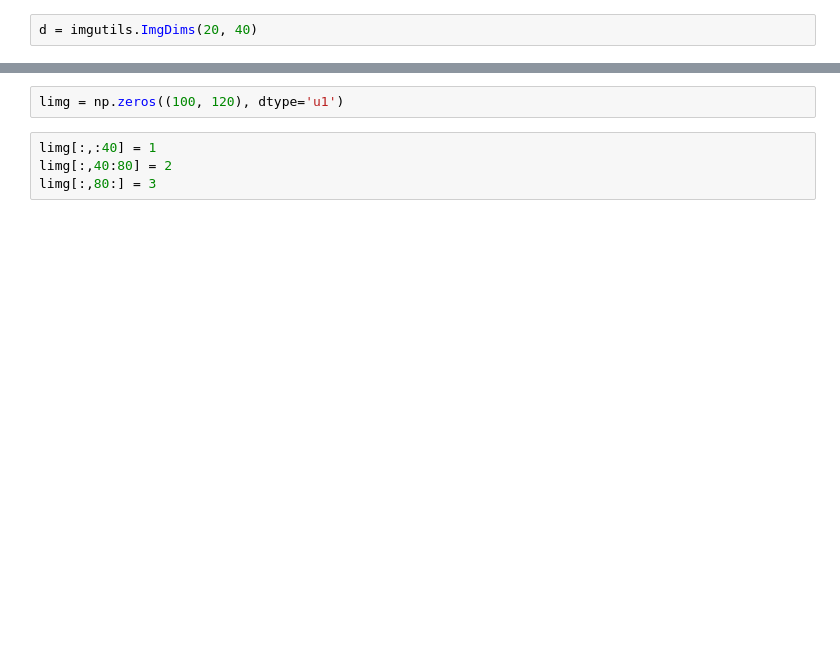
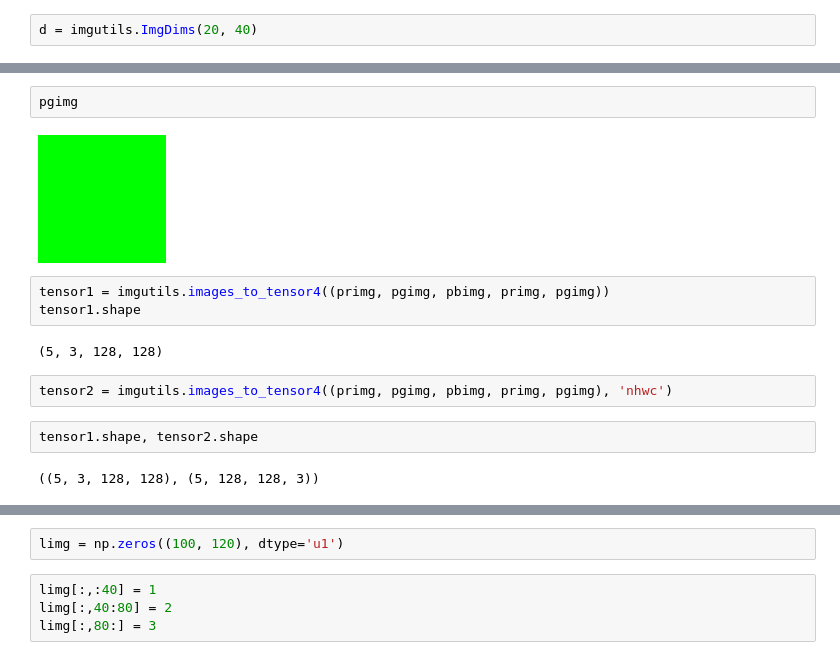
Before and after one commit to dimatura/imgutils, a Jupyter notebook: notebooks/imgutils_test.ipynb, the cells around one changed output, grey strips where cells are left out. Cells and saved outputs as stored; diff of their text form; blank space fills up the shorter version.

Commit message:
added some docs, and tensor to img

```diff
--- a/notebooks/imgutils_test.ipynb
+++ b/notebooks/imgutils_test.ipynb
@@ -28,0 +48,15 @@ imgutils.square_montage((primg, pgimg, pbimg, primg, pgimg))
+# %%
+pgimg
+# %% [output]
+[figure, added]
+# %%
+tensor1 = imgutils.images_to_tensor4((primg, pgimg, pbimg, primg, pgimg))
+tensor1.shape
+# %% [output]
+(5, 3, 128, 128)
+# %%
+tensor2 = imgutils.images_to_tensor4((primg, pgimg, pbimg, primg, pgimg), 'nhwc')
+# %%
+tensor1.shape, tensor2.shape
+# %% [output]
+((5, 3, 128, 128), (5, 128, 128, 3))
```
Also changed, not shown: parts of 21 cells of this notebook, 5 other files.
